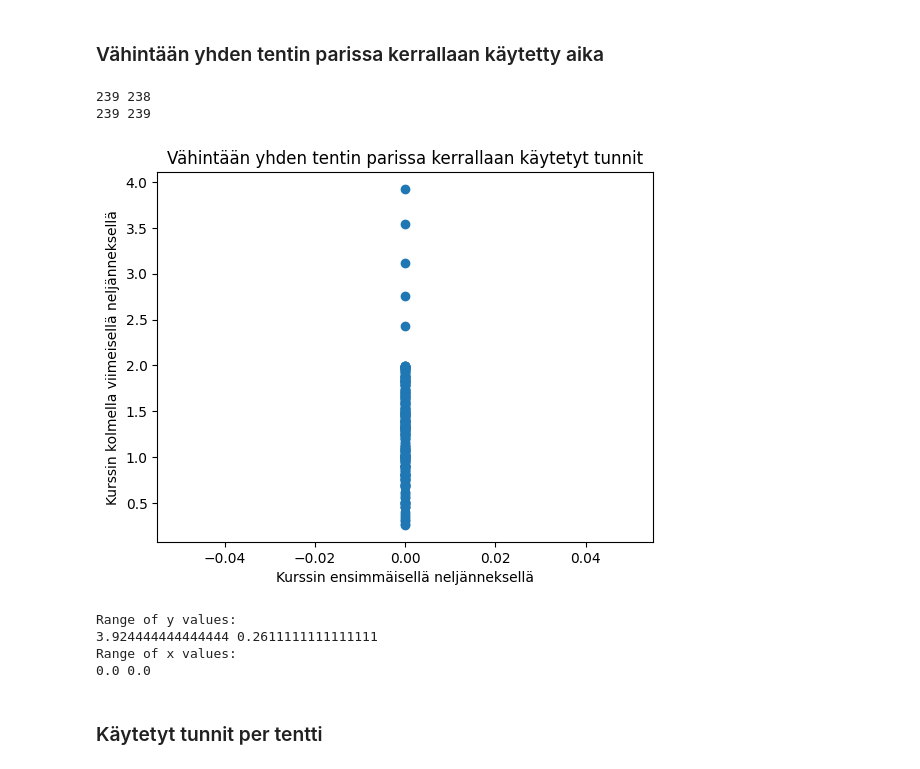
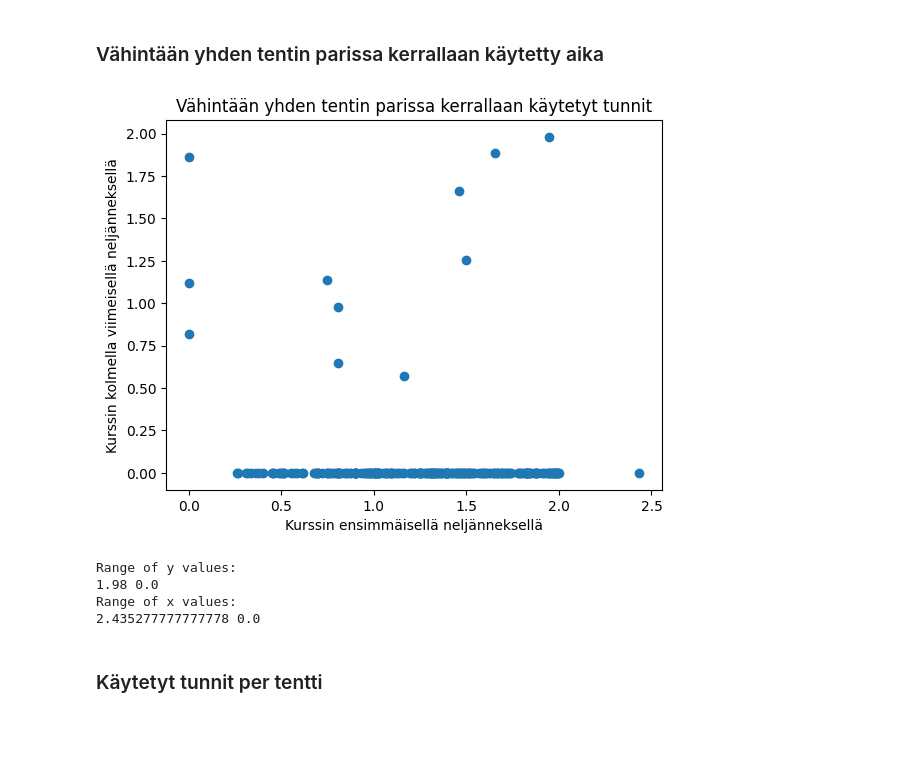
Before and after one commit to Colabres/moodle-analytics-pipeline, a Jupyter notebook: Data_exploraatioJT.ipynb, the cells around one changed output. Saved outputs shown, nothing was run; the diff lists cells and outputs as text; code cells hidden in the pictures; blank space fills up the shorter version.

```diff
--- a/Data_exploraatioJT.ipynb
+++ b/Data_exploraatioJT.ipynb
@@ -233,6 +233,8 @@ print(logs1["Aika"].head(5))
 
 start = logs1["Aika"].min()
 end = logs1["Aika"].max()
+quartile = 0.25
+neljannes = ((end-start))*quartile
 
 print(end)
 print(start)
@@ -256,7 +258,6 @@ Etsitään tapoja ennustaa myöhempää aktiivisuutta aiemman perusteella.
 # %%
 import matplotlib.pyplot as plt
 activity = logs1[logs1["Tapahtuman nimi"].isin(["Tenttivastaus palautettu", "Palautus on lähetetty"])]
-neljannes = ((end-start))/4
 
 early = activity[activity["Aika"]-start <= neljannes]
 later = activity[activity["Aika"]-start > neljannes]
@@ -291,7 +292,6 @@ Range of x values:
 ### Vähintään yhden tentin parissa kerrallaan käytetty aika
 # %%
 activity = logs1[logs1["Tapahtuman nimi"].isin(["Tenttivastaus palautettu", "Tenttiin vastaaminen aloitettu"])]
-neljannes = ((activity["Aika"].max()-activity["Aika"].min()))/4
 
 early = activity[activity["Aika"]-start <= neljannes]
 later = activity[activity["Aika"]-start > neljannes]
@@ -330,42 +330,38 @@ def compute_total_hours_on_at_least_one_exam(table, colname):
             counter += 1
 
         else: #in other words, if event_name == "Tenttivastaus palautettu"
             counter -= 1
 
             if counter == 0:
                 total_time += (l[0]-start).total_seconds()/3600 #1h = 3600s
 
             elif counter < 0: #if event_name "Tenttivastaus palautettu" for any reason comes before a corresponding "Tenttiin vastaaminen aloitettu"
                 counter = 0 #these cases are ignored
-    print(len(ids), len(ac))
     ac = np.append(ac, total_time)
-    print(len(ids), len(ac))
     return pd.DataFrame({"id": pd.Series(ids), colname: pd.Series(ac)})
 
 earlyavgs = compute_total_hours_on_at_least_one_exam(earlyactivity, "early hours")
 lateravgs = compute_total_hours_on_at_least_one_exam(lateractivity, "later hours")
 df_plot = earlyavgs.merge(lateravgs, on="id", how="outer")
 df_plot = df_plot.fillna(0)
 df_plot = df_plot[df_plot["id"] != "emptyrow"]
 
 plt.title("Vähintään yhden tentin parissa kerrallaan käytetyt tunnit")
 plt.xlabel("Kurssin ensimmäisellä neljänneksellä")
 plt.ylabel("Kurssin kolmella viimeisellä neljänneksellä")
 plt.scatter(df_plot["early hours"], df_plot["later hours"])
 plt.show()
 
 print("Range of y values:")
 print(df_plot["later hours"].max(), df_plot["later hours"].min())
 print("Range of x values:")
 print(df_plot["early hours"].max(), df_plot["early hours"].min())
 # %% [output]
+[figure, new version]
-239 238
-239 239
+Range of y values:
+1.98 0.0
+Range of x values:
+2.435277777777778 0.0
-[figure, old version]
-Range of y values:
-3.924444444444444 0.2611111111111111
-Range of x values:
-0.0 0.0
 # %% [markdown]
 ### Käytetyt tunnit per tentti
 # %%
```
Also changed, not shown: parts of 1 cell of this notebook.
